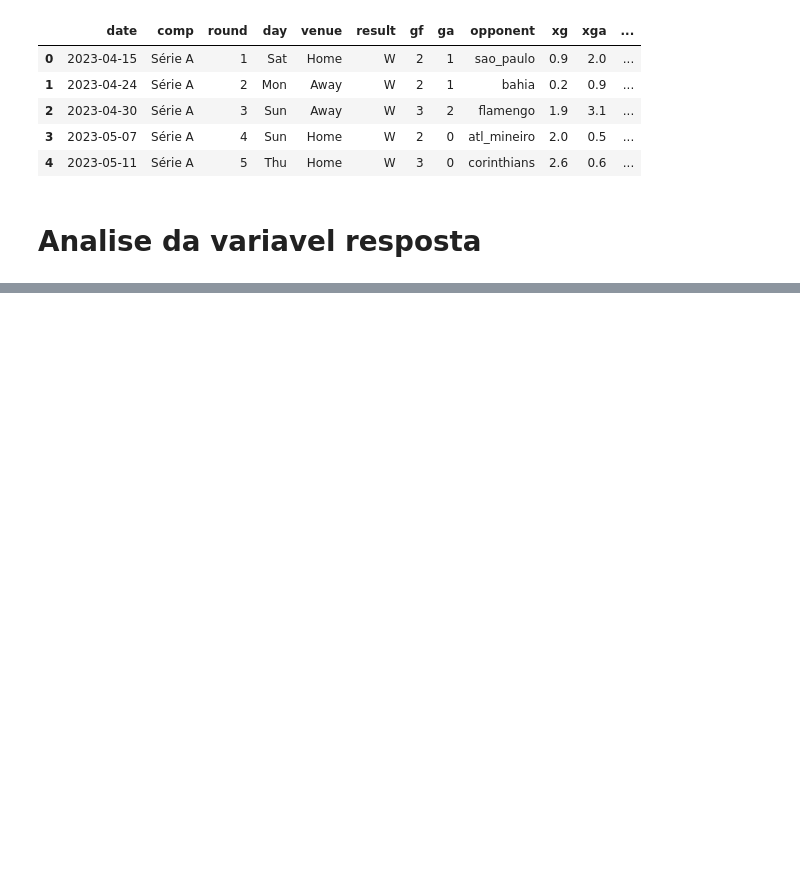
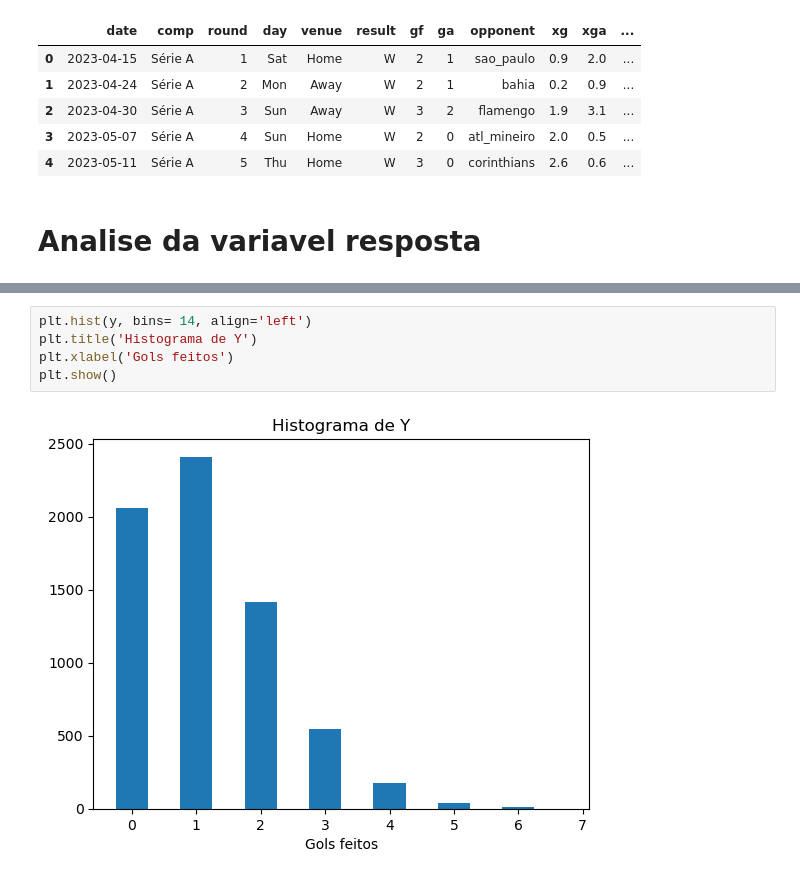
Before and after one commit to salvnetto/GOALS, a Jupyter notebook: poisson_regression/1 - response_variable.ipynb, the cells around one changed output, grey strips where cells are left out. Saved outputs shown, nothing was run; the diff lists cells and outputs as text; blank space fills up the shorter version.

```diff
--- a/poisson_regression/1 - response_variable.ipynb
+++ b/poisson_regression/1 - response_variable.ipynb
@@ -27,0 +36,7 @@ historico.head()
+# %%
+plt.hist(y, bins= 14, align='left')
+plt.title('Histograma de Y')
+plt.xlabel('Gols feitos')
+plt.show()
+# %% [output]
+[figure, added]
```
Also changed, not shown: parts of 12 cells of this notebook, 3 other files.
